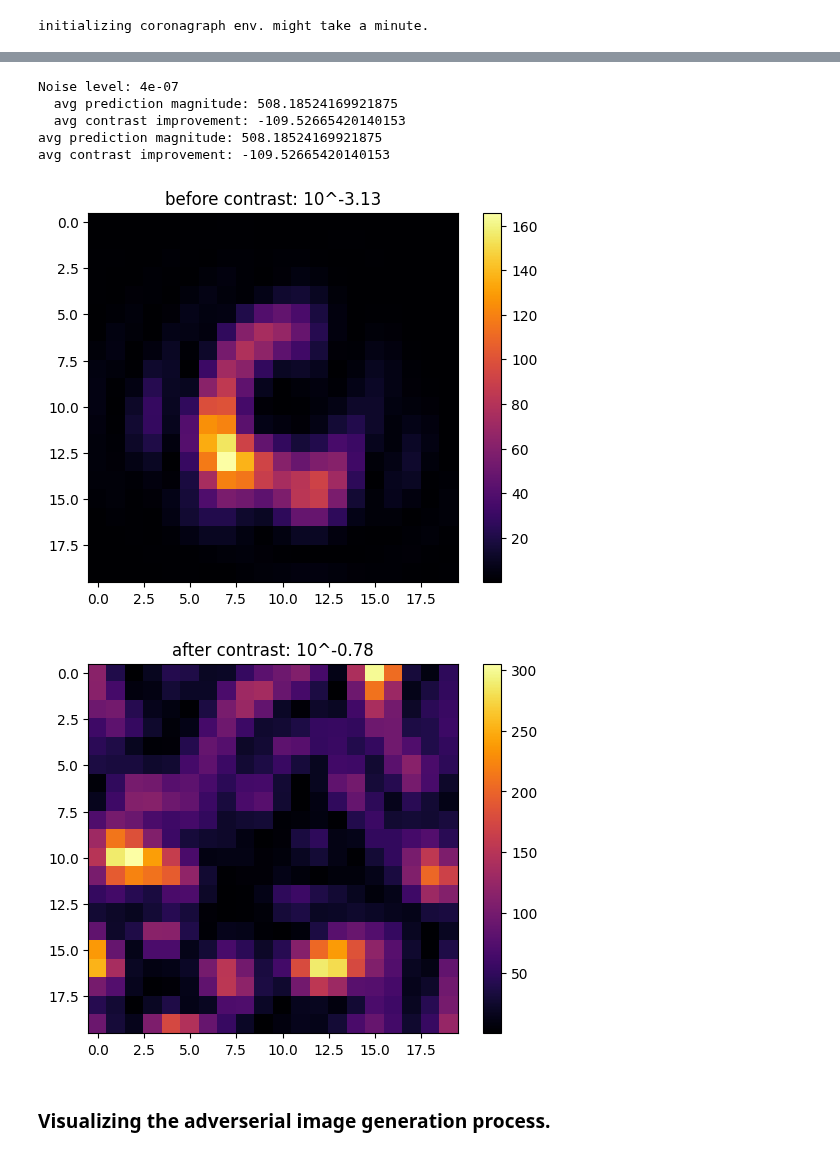
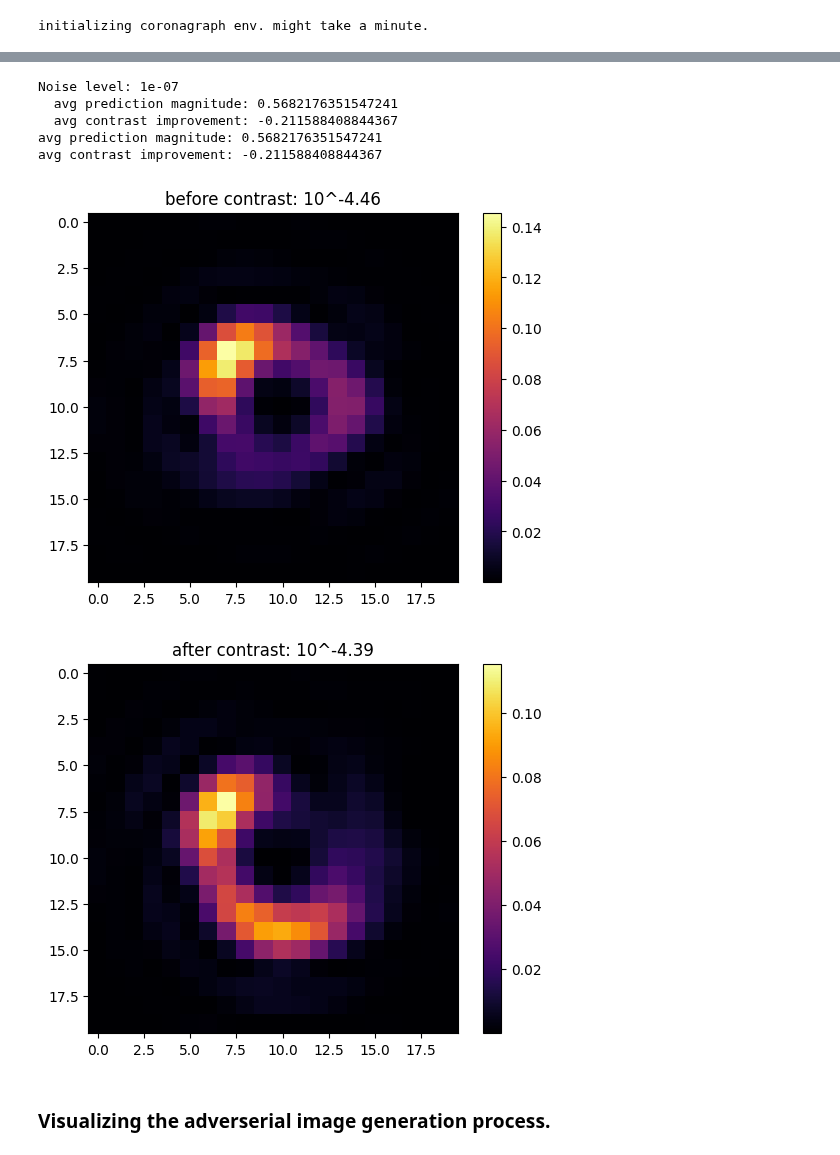
Before and after one commit to AlexeiKorolev/NASA-RL-Wavefront-Control, a Jupyter notebook: RL/visualize.ipynb, the cells around one changed output, grey strips where cells are left out. Cells and saved outputs as stored; diff of their text form; code cells hidden in the pictures.

```diff
--- a/RL/visualize.ipynb
+++ b/RL/visualize.ipynb
@@ -15,11 +15,11 @@ import json
 from pprint import pprint
 
 path = r'jobs\20251022_171601\exp-fc1-minmax-ep10000-bs2048-lr1e-3-s42-h512-256-128'
-# path = r'jobs\20251110_122808\exp-fc1-zscore-ep10000-bs2048-lr1e-3-s42-h512-256-128'
+path = r'jobs\20251110_122808\exp-fc1-zscore-ep10000-bs2048-lr1e-3-s42-h512-256-128'
 # path = r'jobs\20251111_165459\exp-fc1-zscore-ep10000-bs2048-lr1e-3-s42-h512-256-128'
 # path = r'jobs\20251115_225402\exp-fc1-zscore-ep10000-bs2048-lr1e-3-s42-h1024-512-256-images'
-path = r"A:\Projects\DM + RL\RL\jobs\20251117_012420\exp-fc1-zscore-ep2500-bs262144-lr1e-3-s42-h512-256-128-images"
-# path = r"A:\Projects\DM + RL\RL\jobs\20251117_012429\exp-fc1-zscore-ep2500-bs262144-lr1e-3-s42-h512-256-128-images"
+# path = r"A:\Projects\DM + RL\RL\jobs\20251117_012420\exp-fc1-zscore-ep2500-bs262144-lr1e-3-s42-h512-256-128-images"
+path = r"A:\Projects\DM + RL\RL\jobs\20251117_012429\exp-fc1-zscore-ep2500-bs262144-lr1e-3-s42-h512-256-128-images"
 
 metrics_path = path + r'\metrics.json'
 
@@ -166,7 +166,7 @@ initializing coronagraph env. might take a minute.
 import pickle
 from pathlib import Path
 
-dataset_path = Path(r'data\dataset220S25M_zernike_rand.pkl')
+dataset_path = Path(r'data\dataset100K25M_zernike.pkl')
 if not dataset_path.exists():
     raise FileNotFoundError(f"{dataset_path} not found")
 
@@ -370,7 +372,7 @@ params.pop('type')
 y_mean = metrics_data['y_norm']['mean']
 y_std = metrics_data['y_norm']['std']
 
-noise_levels = [4e-7] # [1e-8, 5e-8, 1e-7, 2e-7, 3e-7, 4e-7]
+noise_levels = [1e-7] # [1e-8, 5e-8, 1e-7, 2e-7, 3e-7, 4e-7]
 
 for noise in noise_levels:
     prediction_magnitudes = []
@@ -398,42 +400,40 @@ for noise in noise_levels:
                 prediction_magnitudes.append(pred_mag)
 
                 y_pred *= y_std
                 y_pred -= y_mean
 
 
             env.deformable_mirror.flatten()
             env.deformable_mirror.actuators = original - np.array(y_pred[0])
             new_contrast = env.get_contrast(delta_t=1e15)
             contrast_differences.append((original_contrast - new_contrast) / original_contrast)
 
 
     print(f"Noise level: {noise}")
     print(f"  avg prediction magnitude: {np.mean(prediction_magnitudes)}")
     print(f"  avg contrast improvement: {np.mean(contrast_differences)}")
 
-
-
 print(f"avg prediction magnitude: {np.mean(prediction_magnitudes)}")
 print(f"avg contrast improvement: {np.mean(contrast_differences)}")
 
 img4 = torch.asarray(env.get_camera_image(delta_t=delta_t, noise_enabled=False), dtype=torch.float)
 plt.imshow(imgs[0][0], cmap='inferno')
 plt.title(f"before contrast: 10^{np.log10(original_contrast):.02f}")
 plt.colorbar()
 plt.show()
 
 plt.imshow(img4, cmap='inferno')
 plt.title(f"after contrast: 10^{np.log10(new_contrast):.02f}")
 plt.colorbar()
 plt.show()
 # %% [output]
-Noise level: 4e-07
-  avg prediction magnitude: 508.18524169921875
-  avg contrast improvement: -109.52665420140153
-avg prediction magnitude: 508.18524169921875
-avg contrast improvement: -109.52665420140153
+Noise level: 1e-07
+  avg prediction magnitude: 0.5682176351547241
+  avg contrast improvement: -0.211588408844367
+avg prediction magnitude: 0.5682176351547241
+avg contrast improvement: -0.211588408844367
-[figure, old version]
+[figure, new version]
-[figure, old version]
+[figure, new version]
 # %% [markdown]
 ### Visualizing the adverserial image generation process.
 # %%
```
Also changed, not shown: parts of 8 cells of this notebook, 3 other files.
